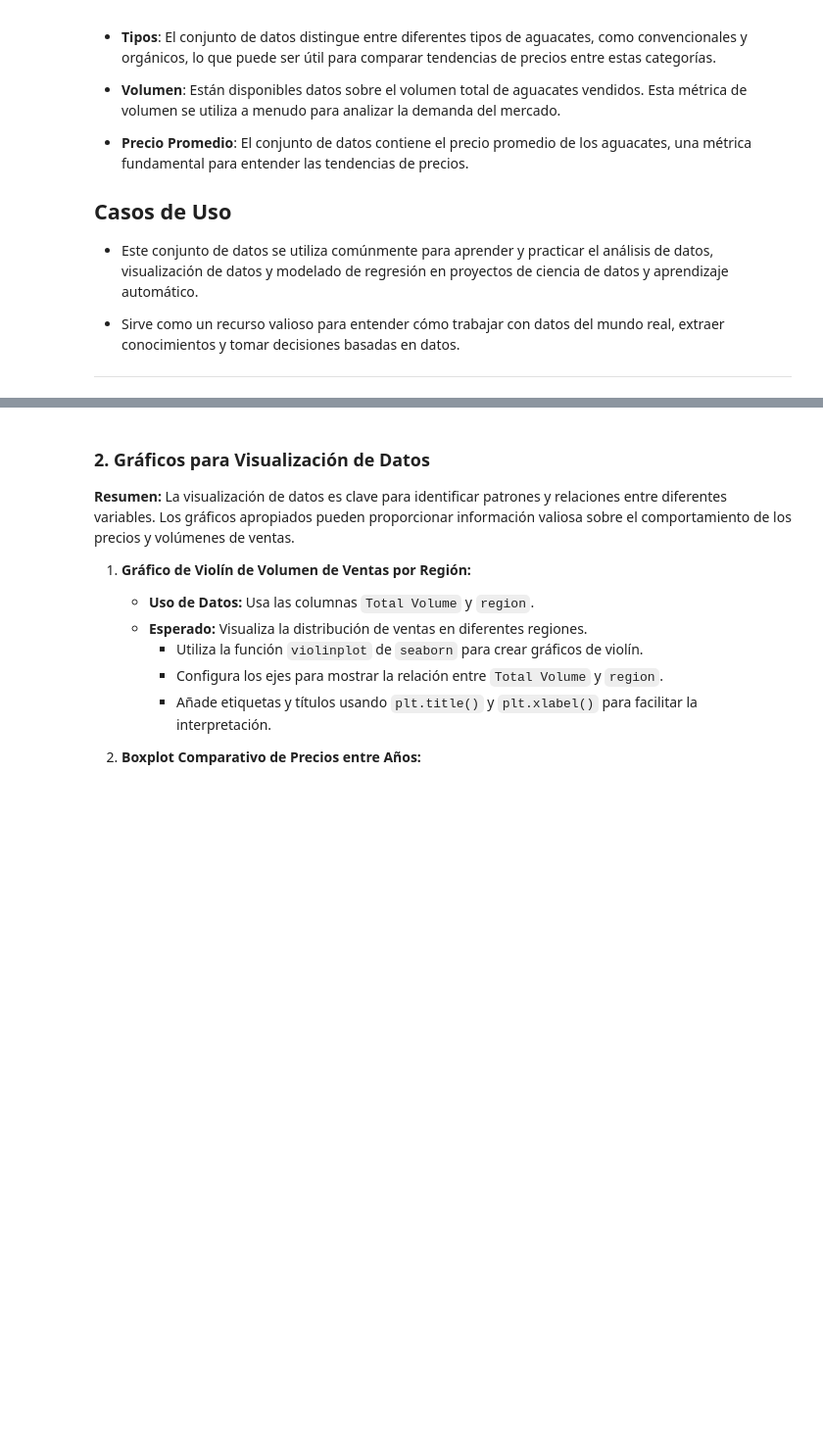
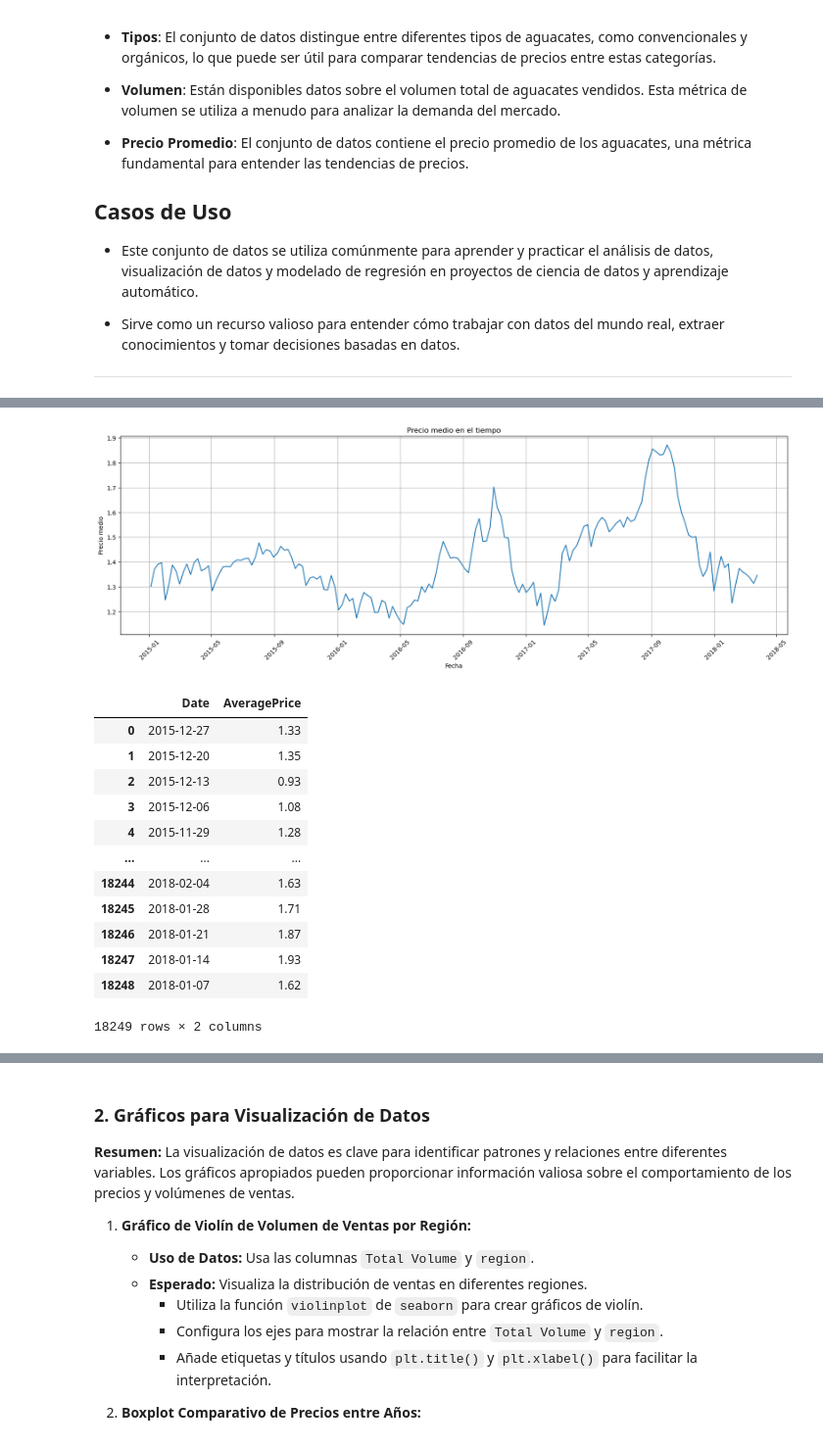
Before and after one commit to cpujol-dev/MiniProjectAavocado, a Jupyter notebook: proyecto_team.ipynb, the cells around one changed output, grey strips where cells are left out. Shown at 98% size. Drawn from its saved outputs; the diff is of its cells as text; code cells hidden in the pictures; blank space fills up the shorter version.

```diff
--- a/proyecto_team.ipynb
+++ b/proyecto_team.ipynb
@@ -89,0 +66,45 @@ import matplotlib.pyplot as plt
+# %%
+import pandas as pd
+from statsmodels.tsa.seasonal import seasonal_decompose
+import matplotlib.pyplot as plt
+
+df = pd.read_csv("avocado.csv")
+df_cp = df.copy()
+
+#df_year = df_cp.sort_values(by="year", ascending=True)
+#df_year
+
+df_cp['Date'] = pd.to_datetime(df_cp['Date'])
+df_cp
+
+df_date_price = df_cp[['Date', 'AveragePrice']]
+#df_date_price
+
+df_grouped = df_cp.groupby('Date')['AveragePrice'].mean()
+#df_grouped
+
+# Graficas
+plt.figure(figsize=(20, 6))
+plt.plot(df_grouped, label ='Hola')
+plt.xlabel('Fecha')
+plt.ylabel('Precio medio')
+plt.title('Precio medio en el tiempo')
+plt.grid(True)
+plt.xticks(rotation=45)
+plt.show()
+df_date_price
+# %% [output]
+[figure, added]
+|  | Date | AveragePrice |
+| 0 | 2015-12-27 | 1.33 |
+| 1 | 2015-12-20 | 1.35 |
+| 2 | 2015-12-13 | 0.93 |
+| 3 | 2015-12-06 | 1.08 |
+| 4 | 2015-11-29 | 1.28 |
+| ... | ... | ... |
+| 18244 | 2018-02-04 | 1.63 |
+| 18245 | 2018-01-28 | 1.71 |
+| 18246 | 2018-01-21 | 1.87 |
+| 18247 | 2018-01-14 | 1.93 |
+| 18248 | 2018-01-07 | 1.62 |
+18249 rows × 2 columns
```
Also changed, not shown: parts of 9 cells of this notebook, 1 other file.
